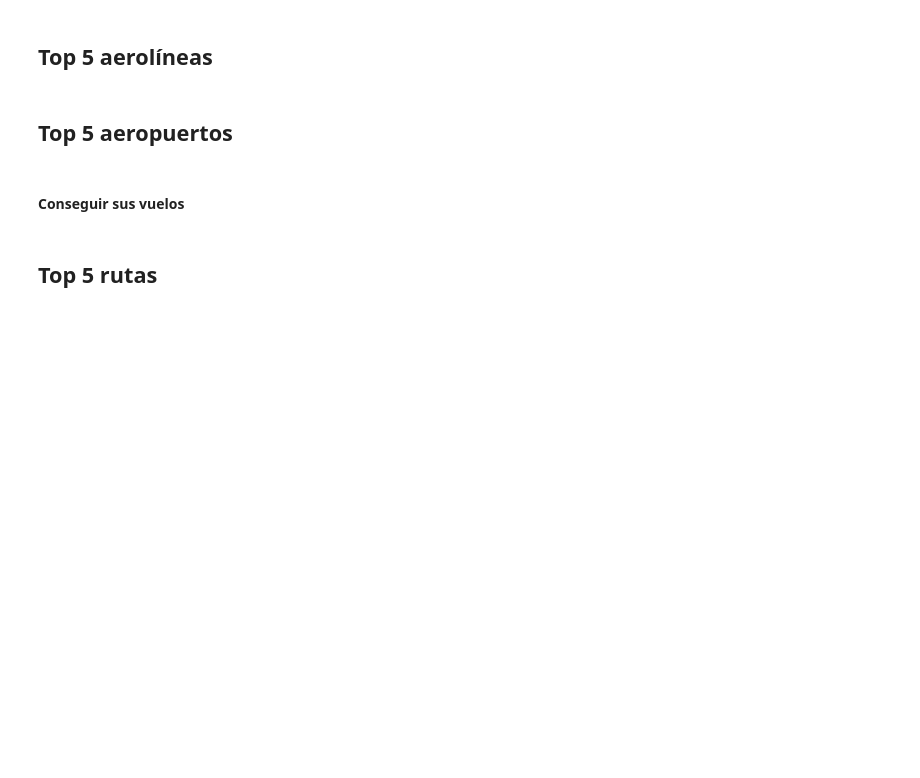
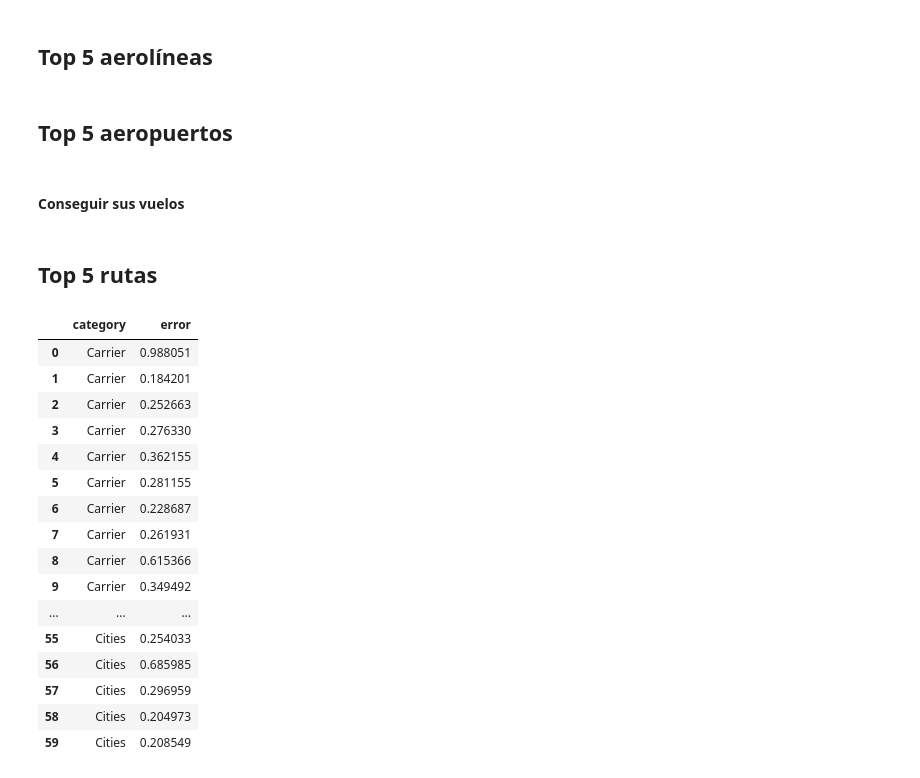
Before and after one commit to jpcenteno/flight-delay-estimation, a Jupyter notebook: notebooks/categories.ipynb, the cells around one changed output. Cells and saved outputs as stored; diff of their text form; code cells hidden in the pictures; blank space fills up the shorter version.

```diff
--- a/notebooks/categories.ipynb
+++ b/notebooks/categories.ipynb
@@ -397,0 +451,20 @@ plot_top_cities(routes, "cities/")
+# %%
+cat_error
+# %% [output]
+|  | category | error |
+| 0 | Carrier | 0.988051 |
+| 1 | Carrier | 0.184201 |
+| 2 | Carrier | 0.252663 |
+| 3 | Carrier | 0.276330 |
+| 4 | Carrier | 0.362155 |
+| 5 | Carrier | 0.281155 |
+| 6 | Carrier | 0.228687 |
+| 7 | Carrier | 0.261931 |
+| 8 | Carrier | 0.615366 |
+| 9 | Carrier | 0.349492 |
+| ... | ... | ... |
+| 55 | Cities | 0.254033 |
+| 56 | Cities | 0.685985 |
+| 57 | Cities | 0.296959 |
+| 58 | Cities | 0.204973 |
+| 59 | Cities | 0.208549 |
```
Also changed, not shown: parts of 9 cells of this notebook.
